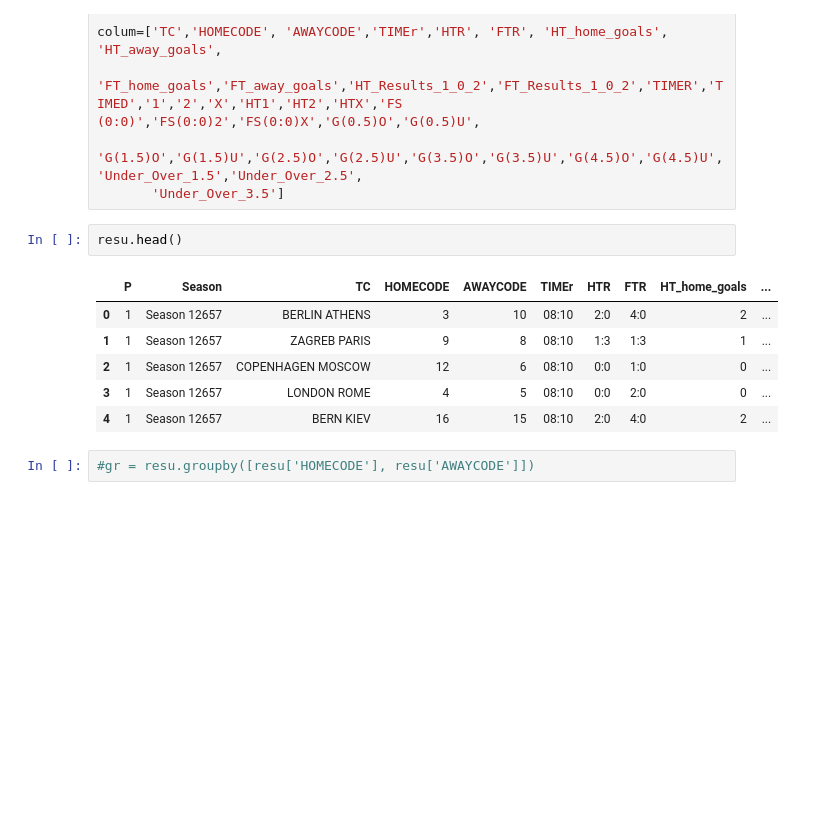
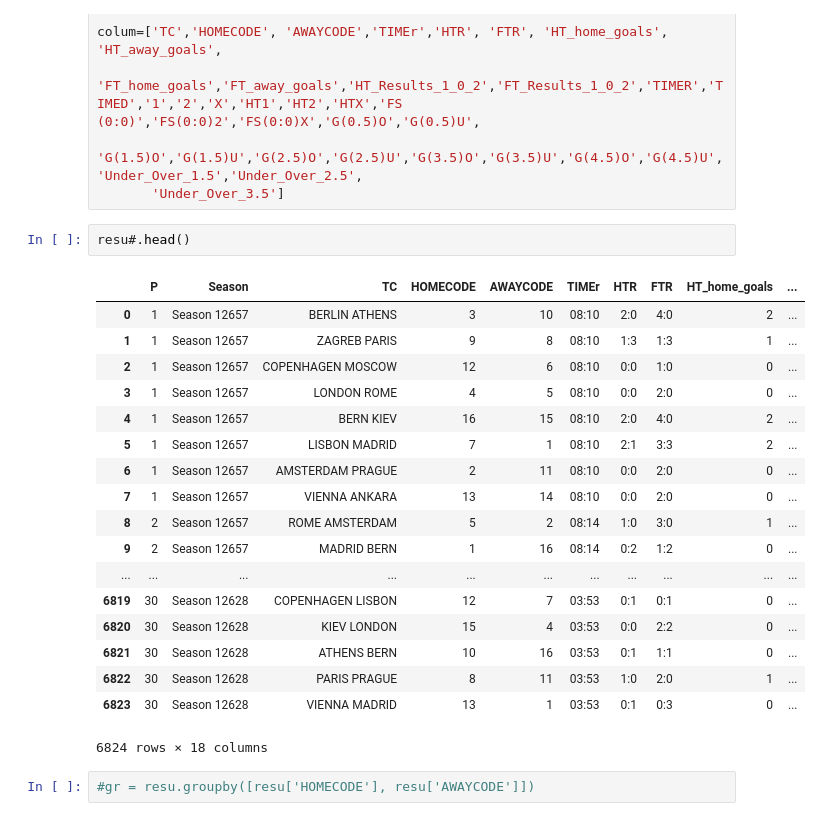
Before and after one commit to gibeongideon/vfl_starts_scrapper, a Jupyter notebook: file_processing_01.ipynb, the cells around one changed output. Drawn from its saved outputs; the diff is of its cells as text; blank space fills up the shorter version.

```diff
--- a/file_processing_01.ipynb
+++ b/file_processing_01.ipynb
@@ -312,14 +312,26 @@ colum=['TC','HOMECODE', 'AWAYCODE','TIMEr','HTR', 'FTR', 'HT_home_goals', 'HT_aw
          'G(1.5)O','G(1.5)U','G(2.5)O','G(2.5)U','G(3.5)O','G(3.5)U','G(4.5)O','G(4.5)U','Under_Over_1.5','Under_Over_2.5',
        'Under_Over_3.5']
 # %%
-resu.head()
+resu#.head()
 # %% [output]
 |  | P | Season | TC | HOMECODE | AWAYCODE | TIMEr | HTR | FTR | HT_home_goals | ... |
 | 0 | 1 | Season 12657 | BERLIN ATHENS | 3 | 10 | 08:10 | 2:0 | 4:0 | 2 | ... |
 | 1 | 1 | Season 12657 | ZAGREB PARIS | 9 | 8 | 08:10 | 1:3 | 1:3 | 1 | ... |
 | 2 | 1 | Season 12657 | COPENHAGEN MOSCOW | 12 | 6 | 08:10 | 0:0 | 1:0 | 0 | ... |
 | 3 | 1 | Season 12657 | LONDON ROME | 4 | 5 | 08:10 | 0:0 | 2:0 | 0 | ... |
 | 4 | 1 | Season 12657 | BERN KIEV | 16 | 15 | 08:10 | 2:0 | 4:0 | 2 | ... |
+| 5 | 1 | Season 12657 | LISBON MADRID | 7 | 1 | 08:10 | 2:1 | 3:3 | 2 | ... |
+| 6 | 1 | Season 12657 | AMSTERDAM PRAGUE | 2 | 11 | 08:10 | 0:0 | 2:0 | 0 | ... |
+| 7 | 1 | Season 12657 | VIENNA ANKARA | 13 | 14 | 08:10 | 0:0 | 2:0 | 0 | ... |
+| 8 | 2 | Season 12657 | ROME AMSTERDAM | 5 | 2 | 08:14 | 1:0 | 3:0 | 1 | ... |
+| 9 | 2 | Season 12657 | MADRID BERN | 1 | 16 | 08:14 | 0:2 | 1:2 | 0 | ... |
+| ... | ... | ... | ... | ... | ... | ... | ... | ... | ... | ... |
+| 6819 | 30 | Season 12628 | COPENHAGEN LISBON | 12 | 7 | 03:53 | 0:1 | 0:1 | 0 | ... |
+| 6820 | 30 | Season 12628 | KIEV LONDON | 15 | 4 | 03:53 | 0:0 | 2:2 | 0 | ... |
+| 6821 | 30 | Season 12628 | ATHENS BERN | 10 | 16 | 03:53 | 0:1 | 1:1 | 0 | ... |
+| 6822 | 30 | Season 12628 | PARIS PRAGUE | 8 | 11 | 03:53 | 1:0 | 2:0 | 1 | ... |
+| 6823 | 30 | Season 12628 | VIENNA MADRID | 13 | 1 | 03:53 | 0:1 | 0:3 | 0 | ... |
+6824 rows × 18 columns
 # %%
 #gr = resu.groupby([resu['HOMECODE'], resu['AWAYCODE']])
 # %%
```
Also changed, not shown: parts of 27 cells of this notebook, 6 other files.
